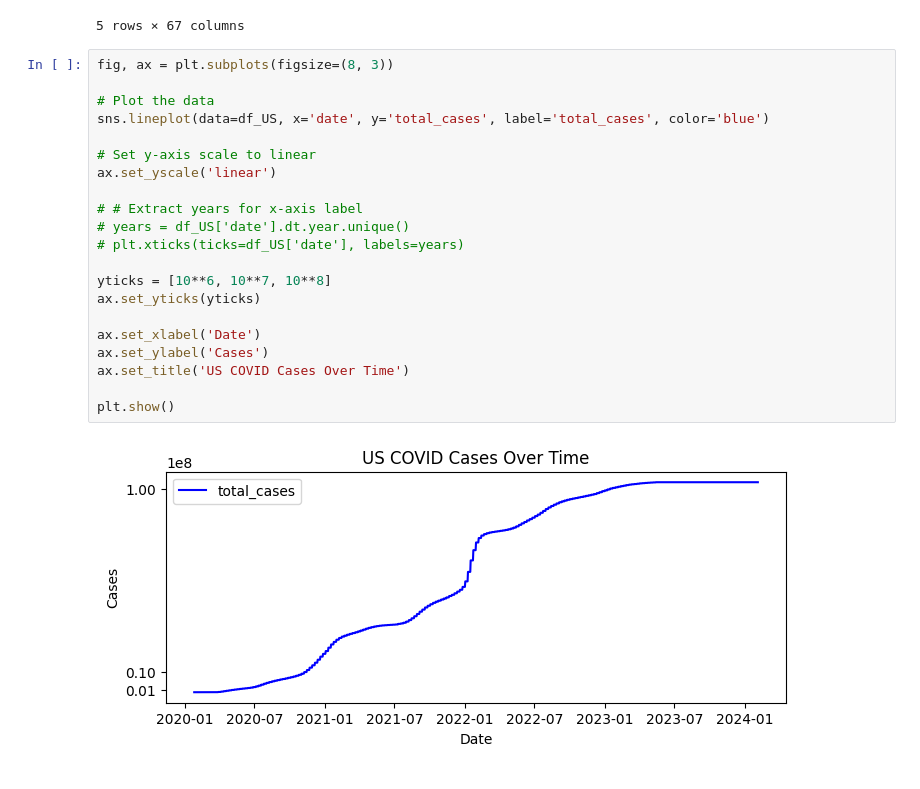
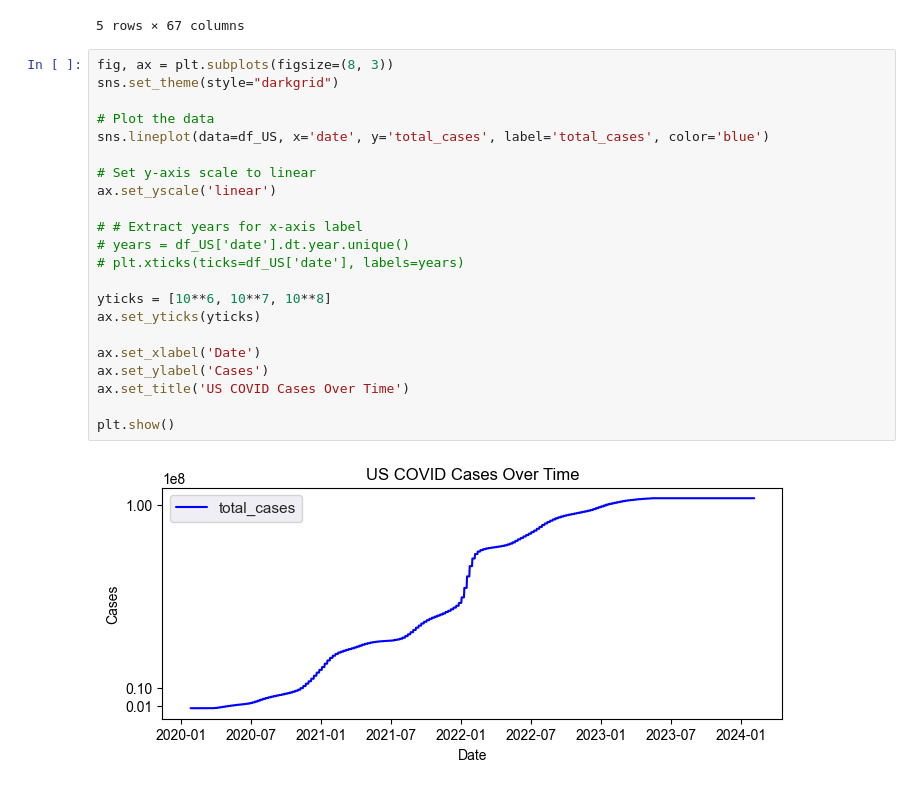
Before and after one commit to Enlightenus/COVID_Visualization, a Jupyter notebook: COVID.ipynb, the cells around one changed output. Cells and saved outputs as stored; diff of their text form.

```diff
--- a/COVID.ipynb
+++ b/COVID.ipynb
@@ -35,24 +35,25 @@ df_US.tail()
 5 rows × 67 columns
 # %%
 fig, ax = plt.subplots(figsize=(8, 3))
+sns.set_theme(style="darkgrid")
 
 # Plot the data
 sns.lineplot(data=df_US, x='date', y='total_cases', label='total_cases', color='blue')
 
 # Set y-axis scale to linear
 ax.set_yscale('linear')
 
 # # Extract years for x-axis label
 # years = df_US['date'].dt.year.unique()
 # plt.xticks(ticks=df_US['date'], labels=years)
 
 yticks = [10**6, 10**7, 10**8]
 ax.set_yticks(yticks)
 
 ax.set_xlabel('Date')
 ax.set_ylabel('Cases')
 ax.set_title('US COVID Cases Over Time')
 
 plt.show()
 # %% [output]
-[figure, old version]
+[figure, new version]
```
Also changed, not shown: parts of 1 cell of this notebook.
